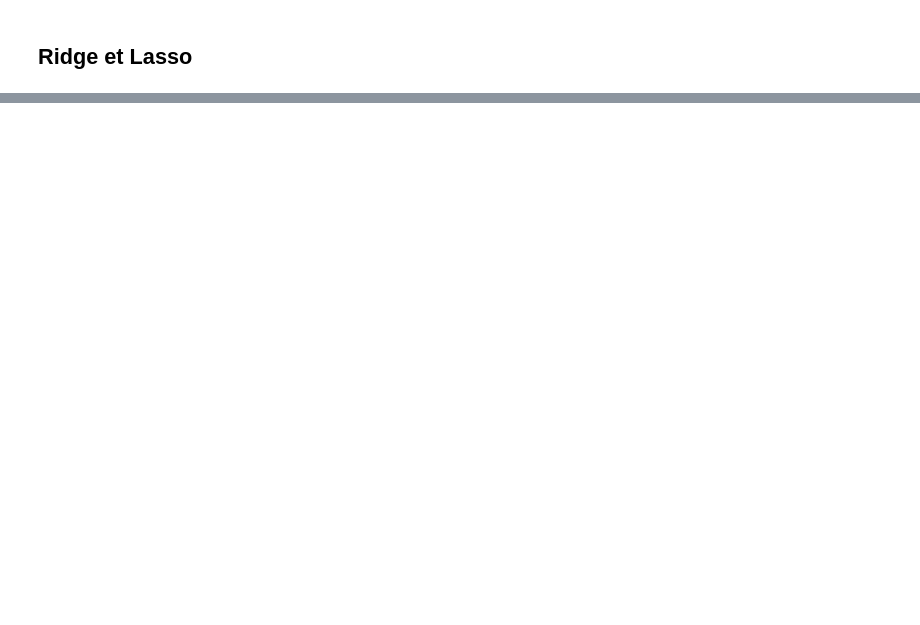
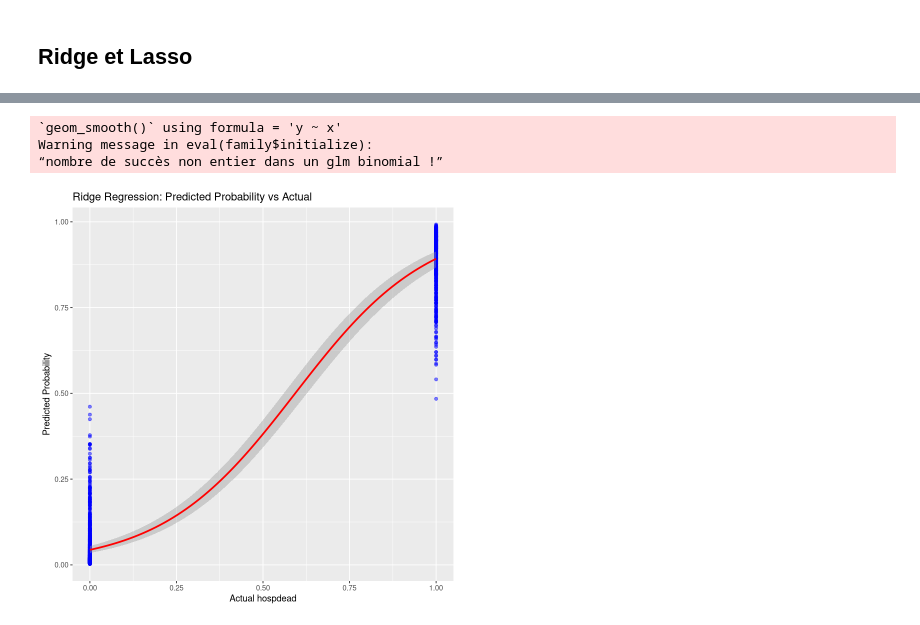
Before and after one commit to ClemouDouard/merr_project, a Jupyter notebook: src/regression.ipynb, the cells around one changed output, grey strips where cells are left out. Saved outputs shown, nothing was run; the diff lists cells and outputs as text; code cells hidden in the pictures; blank space fills up the shorter version.

```diff
--- a/src/regression.ipynb
+++ b/src/regression.ipynb
@@ -359,0 +389,16 @@ coef(lasso_model)
+# %%
+formula <- hospdead ~ . - 1
+
+x_train <- model.matrix(formula, data = train_data2)
+y_train <- train_data2$hospdead
+
+x_test <- model.matrix(formula, data = test_data2)
+y_test <- test_data2$hospdead
+# %%
+ridge_model <- glmnet(x_train, y_train, family = "binomial", alpha = 0)
+
+cv_ridge <- cv.glmnet(x_train, y_train, family = "binomial", alpha = 0)
+
+best_lambda_ridge <- cv_ridge$lambda.min
+
+final_ridge_model <- glmnet(x_train, y_train, family = "binomial", alpha = 0, lambda = best_lambda_ridge)
@@ -359,0 +435,9 @@ coef(lasso_model)
+# %%
+ridge_preds <- predict(final_ridge_model, s = best_lambda_ridge, newx = x_test, type = "response")
+ridge_classes <- ifelse(ridge_preds > 0.5, 1, 0)
+
+lasso_preds <- predict(final_lasso_model, s = best_lambda_lasso, newx = x_test, type = "response")
+lasso_classes <- ifelse(lasso_preds > 0.5, 1, 0)
+
+conf_matrix_ridge <- table(Actual = y_test, Predicted = ridge_classes)
+conf_matrix_lasso <- table(Actual = y_test, Predicted = lasso_classes)
@@ -359,0 +469,17 @@ coef(lasso_model)
+# %%
+ridge_plot_data <- data.frame(
+  Actual = y_test,
+  Predicted = as.numeric(ridge_preds)
+)
+
+ggplot(ridge_plot_data, aes(x = Actual, y = Predicted)) +
+  geom_point(alpha = 0.5, color = "blue") +
+  geom_smooth(method = "glm", method.args = list(family = "binomial"), color = "red") +
+  ggtitle("Ridge Regression: Predicted Probability vs Actual") +
+  xlab("Actual hospdead") +
+  ylab("Predicted Probability")
+# %% [output]
+`geom_smooth()` using formula = 'y ~ x'
+Warning message in eval(family$initialize):
+“nombre de succès non entier dans un glm binomial !”
+[figure, added]
```
Also changed, not shown: parts of 15 cells of this notebook, 1 other file.
